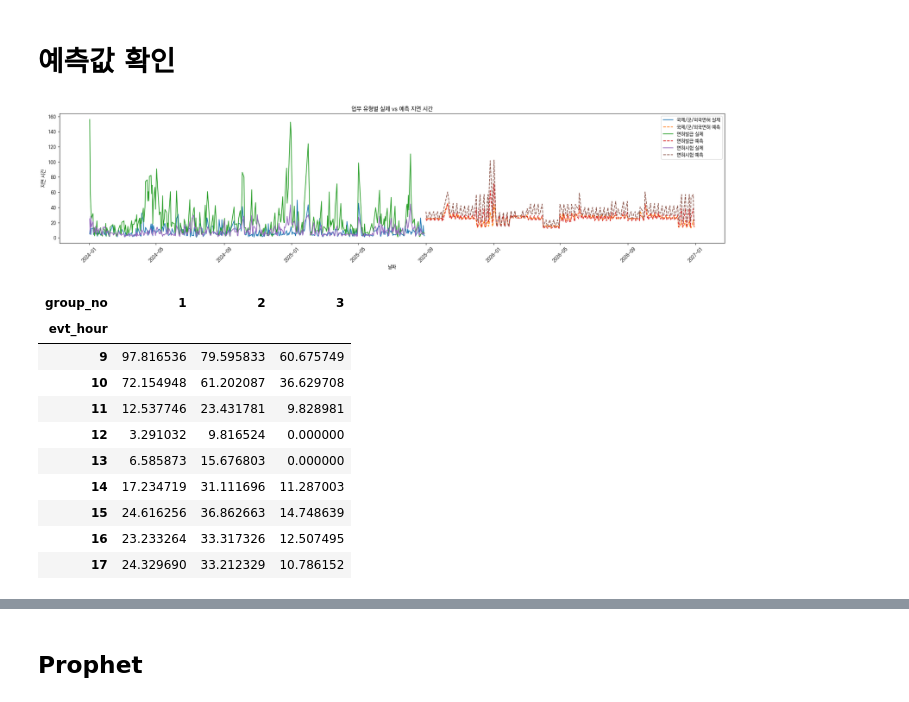
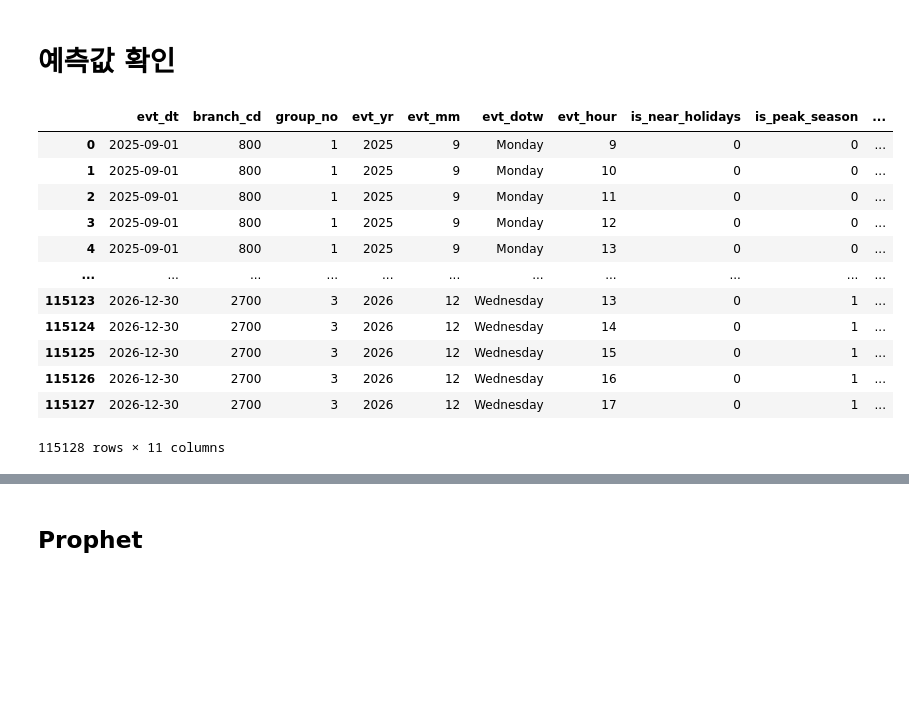
Before and after one commit to KnellBalm/KoRoad, a Jupyter notebook: DA_2025/Congest_Predict/modeling.ipynb, the cells around one changed output, grey strips where cells are left out. Cells and saved outputs as stored; diff of their text form; code cells hidden in the pictures; blank space fills up the shorter version.

```diff
--- a/DA_2025/Congest_Predict/modeling.ipynb
+++ b/DA_2025/Congest_Predict/modeling.ipynb
@@ -974,27 +1018,0 @@ linetmp = pd.concat([seobugb,ttmp_gb])
-# %%
-import matplotlib.pyplot as plt
-
-plt.figure(figsize=(20,5))
-
-tasks = linetmp["task_nm"].unique()
-
-for task in tasks:
-    temp = linetmp[linetmp["task_nm"] == task]
-
-    # 실제 값 (실선)
-    plt.plot(temp["task_ymd"], temp["delay_time"],
-             label=f"{task} 실제", linestyle="-")
-
-    # 예측 값 (점선)
-    plt.plot(temp["task_ymd"], temp["pred_delay"],
-             label=f"{task} 예측", linestyle="--")
-
-plt.xlabel("날짜")
-plt.ylabel("지연 시간")
-plt.title("업무 유형별 실제 vs 예측 지연 시간")
-plt.legend()
-plt.xticks(rotation=45)
-plt.tight_layout()
-plt.show()
-# %% [output]
-[figure, removed]
@@ -1009,14 +1019,17 @@ tmp = tmp[
-# %%
-tmp.pivot(index='evt_hour', columns='group_no', values='pred_delay')/60
-# %% [output]
-| group_no | 1 | 2 | 3 |
-| evt_hour |  |  |  |
-| 9 | 97.816536 | 79.595833 | 60.675749 |
-| 10 | 72.154948 | 61.202087 | 36.629708 |
-| 11 | 12.537746 | 23.431781 | 9.828981 |
-| 12 | 3.291032 | 9.816524 | 0.000000 |
-| 13 | 6.585873 | 15.676803 | 0.000000 |
-| 14 | 17.234719 | 31.111696 | 11.287003 |
-| 15 | 24.616256 | 36.862663 | 14.748639 |
-| 16 | 23.233264 | 33.317326 | 12.507495 |
-| 17 | 24.329690 | 33.212329 | 10.786152 |
+# %%
+ttmp = pd.read_csv('forecast_result.csv')
+ttmp
+# %% [output]
+|  | evt_dt | branch_cd | group_no | evt_yr | evt_mm | evt_dotw | evt_hour | is_near_holidays | is_peak_season | ... |
+| 0 | 2025-09-01 | 800 | 1 | 2025 | 9 | Monday | 9 | 0 | 0 | ... |
+| 1 | 2025-09-01 | 800 | 1 | 2025 | 9 | Monday | 10 | 0 | 0 | ... |
+| 2 | 2025-09-01 | 800 | 1 | 2025 | 9 | Monday | 11 | 0 | 0 | ... |
+| 3 | 2025-09-01 | 800 | 1 | 2025 | 9 | Monday | 12 | 0 | 0 | ... |
+| 4 | 2025-09-01 | 800 | 1 | 2025 | 9 | Monday | 13 | 0 | 0 | ... |
+| ... | ... | ... | ... | ... | ... | ... | ... | ... | ... | ... |
+| 115123 | 2026-12-30 | 2700 | 3 | 2026 | 12 | Wednesday | 13 | 0 | 1 | ... |
+| 115124 | 2026-12-30 | 2700 | 3 | 2026 | 12 | Wednesday | 14 | 0 | 1 | ... |
+| 115125 | 2026-12-30 | 2700 | 3 | 2026 | 12 | Wednesday | 15 | 0 | 1 | ... |
+| 115126 | 2026-12-30 | 2700 | 3 | 2026 | 12 | Wednesday | 16 | 0 | 1 | ... |
+| 115127 | 2026-12-30 | 2700 | 3 | 2026 | 12 | Wednesday | 17 | 0 | 1 | ... |
+115128 rows × 11 columns
```
Also changed, not shown: parts of 22 cells of this notebook.
